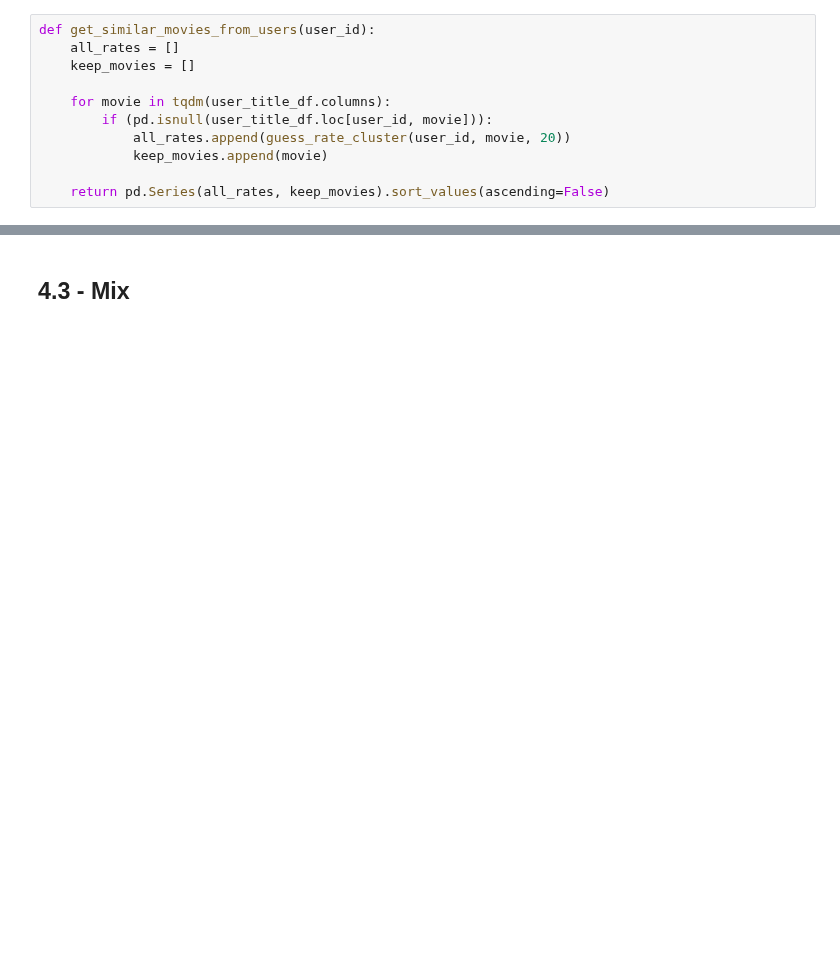
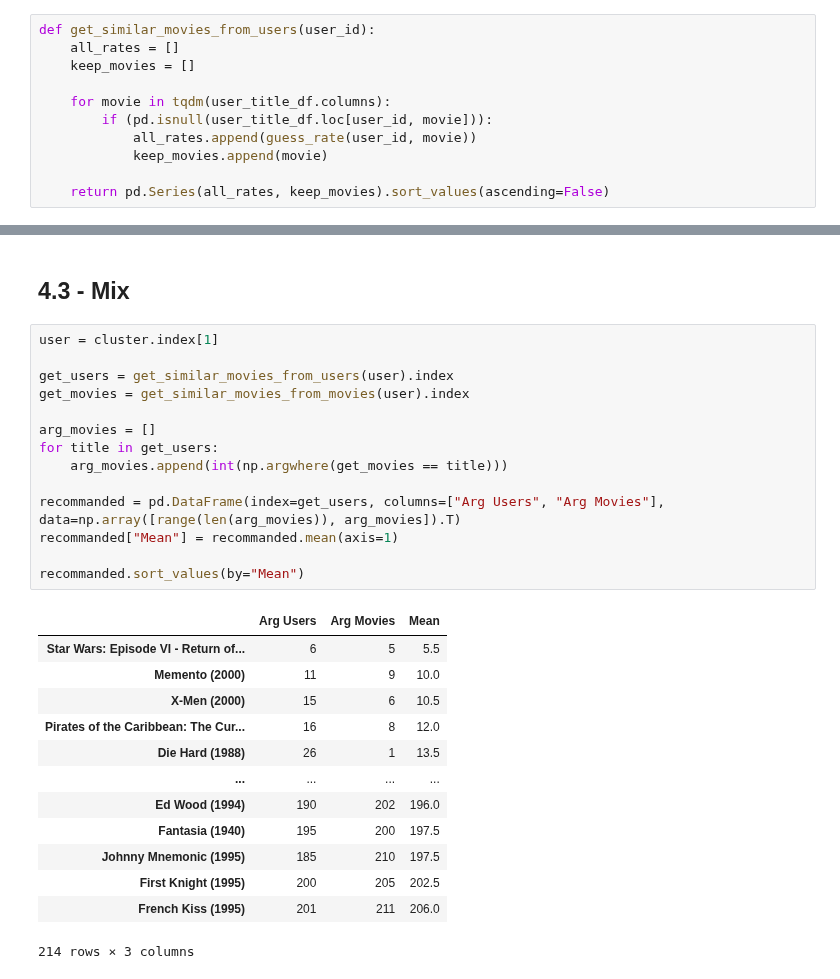
Before and after one commit to StundFR/ClusteringRecommendation, a Jupyter notebook: GroupLens/groupLens.ipynb, the cells around one changed output, grey strips where cells are left out. Saved outputs shown, nothing was run; the diff lists cells and outputs as text; blank space fills up the shorter version.

```diff
--- a/GroupLens/groupLens.ipynb
+++ b/GroupLens/groupLens.ipynb
@@ -322,7 +353,7 @@ def get_similar_movies_from_users(user_id):
 
     for movie in tqdm(user_title_df.columns):
         if (pd.isnull(user_title_df.loc[user_id, movie])):
-            all_rates.append(guess_rate_cluster(user_id, movie, 20))
+            all_rates.append(guess_rate(user_id, movie))
             keep_movies.append(movie)
 
     return pd.Series(all_rates, keep_movies).sort_values(ascending=False)
@@ -387,2 +419,30 @@ Length: 9346, dtype: float64
 # %% [markdown]
 ## 4.3 - Mix
+# %%
+user = cluster.index[1]
+
+get_users = get_similar_movies_from_users(user).index
+get_movies = get_similar_movies_from_movies(user).index
+
+arg_movies = []
+for title in get_users:
+    arg_movies.append(int(np.argwhere(get_movies == title)))
+
+recommanded = pd.DataFrame(index=get_users, columns=["Arg Users", "Arg Movies"], data=np.array([range(len(arg_movies)), arg_movies]).T)
+recommanded["Mean"] = recommanded.mean(axis=1)
+
+recommanded.sort_values(by="Mean")
+# %% [output]
+|  | Arg Users | Arg Movies | Mean |
+| Star Wars: Episode VI - Return of... | 6 | 5 | 5.5 |
+| Memento (2000) | 11 | 9 | 10.0 |
+| X-Men (2000) | 15 | 6 | 10.5 |
+| Pirates of the Caribbean: The Cur... | 16 | 8 | 12.0 |
+| Die Hard (1988) | 26 | 1 | 13.5 |
+| ... | ... | ... | ... |
+| Ed Wood (1994) | 190 | 202 | 196.0 |
+| Fantasia (1940) | 195 | 200 | 197.5 |
+| Johnny Mnemonic (1995) | 185 | 210 | 197.5 |
+| First Knight (1995) | 200 | 205 | 202.5 |
+| French Kiss (1995) | 201 | 211 | 206.0 |
+214 rows × 3 columns
```
Also changed, not shown: parts of 9 cells of this notebook.
